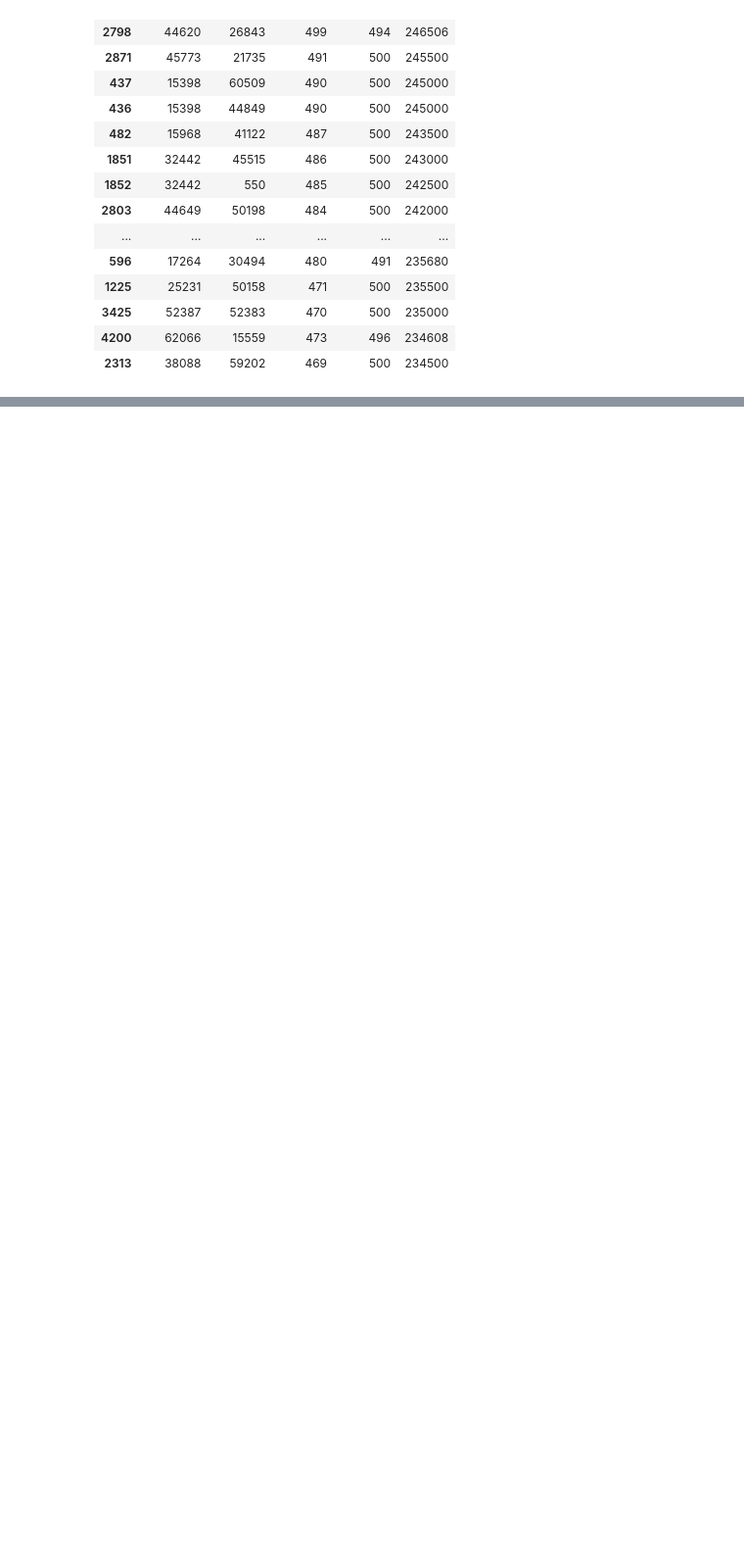
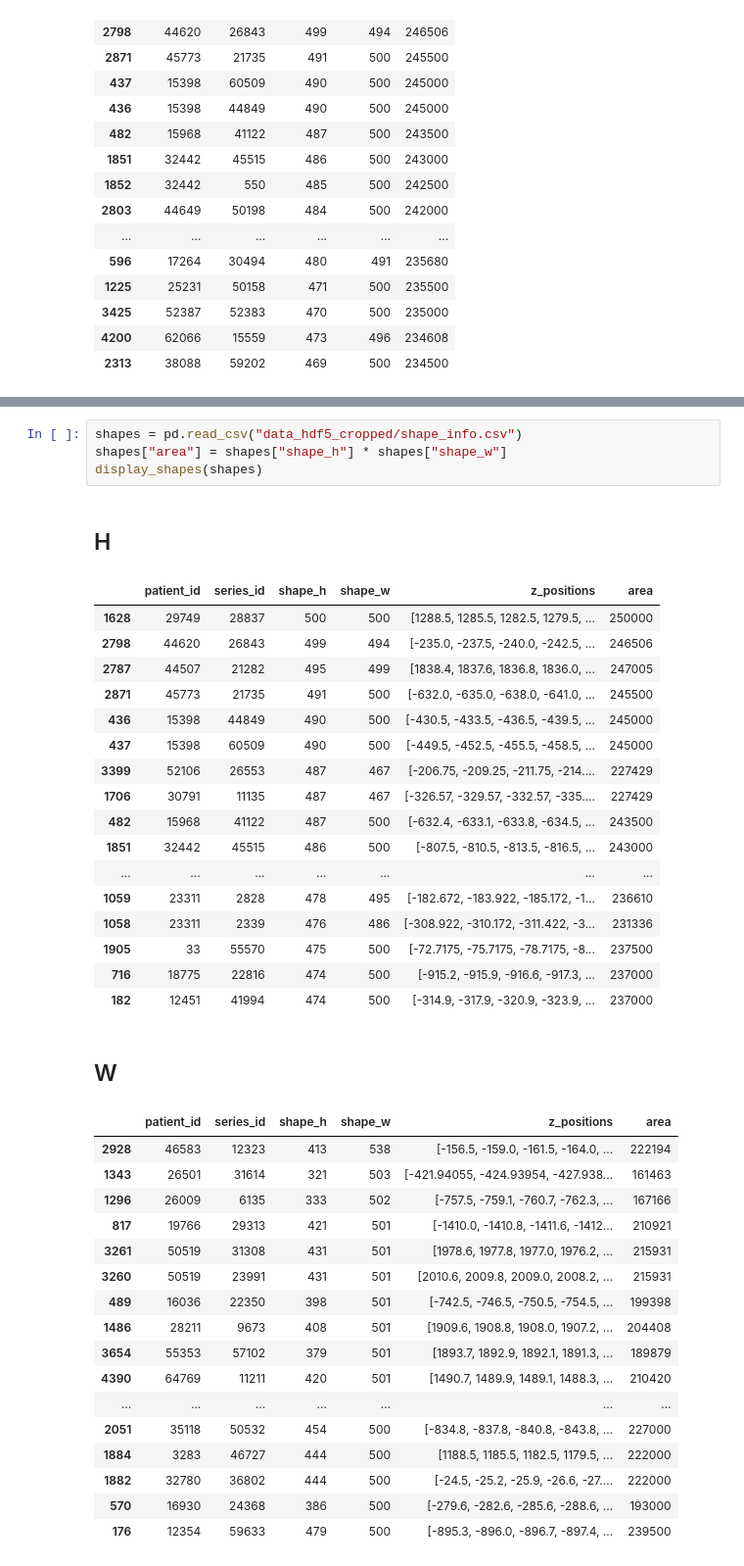
Before and after one commit to louis845/KaggleRSNATrauma, a Jupyter notebook: visualize_shapes.ipynb, the cells around one changed output, grey strips where cells are left out. Shown at 98% size. Saved outputs shown, nothing was run; the diff lists cells and outputs as text; blank space fills up the shorter version.

```diff
--- a/visualize_shapes.ipynb
+++ b/visualize_shapes.ipynb
@@ -138,0 +141,41 @@ display_shapes(shapes)
+# %%
+shapes = pd.read_csv("data_hdf5_cropped/shape_info.csv")
+shapes["area"] = shapes["shape_h"] * shapes["shape_w"]
+display_shapes(shapes)
+# %% [output]
+## H
+|  | patient_id | series_id | shape_h | shape_w | z_positions | area |
+| 1628 | 29749 | 28837 | 500 | 500 | [1288.5, 1285.5, 1282.5, 1279.5, ... | 250000 |
+| 2798 | 44620 | 26843 | 499 | 494 | [-235.0, -237.5, -240.0, -242.5, ... | 246506 |
+| 2787 | 44507 | 21282 | 495 | 499 | [1838.4, 1837.6, 1836.8, 1836.0, ... | 247005 |
+| 2871 | 45773 | 21735 | 491 | 500 | [-632.0, -635.0, -638.0, -641.0, ... | 245500 |
+| 436 | 15398 | 44849 | 490 | 500 | [-430.5, -433.5, -436.5, -439.5, ... | 245000 |
+| 437 | 15398 | 60509 | 490 | 500 | [-449.5, -452.5, -455.5, -458.5, ... | 245000 |
+| 3399 | 52106 | 26553 | 487 | 467 | [-206.75, -209.25, -211.75, -214.... | 227429 |
+| 1706 | 30791 | 11135 | 487 | 467 | [-326.57, -329.57, -332.57, -335.... | 227429 |
+| 482 | 15968 | 41122 | 487 | 500 | [-632.4, -633.1, -633.8, -634.5, ... | 243500 |
+| 1851 | 32442 | 45515 | 486 | 500 | [-807.5, -810.5, -813.5, -816.5, ... | 243000 |
+| ... | ... | ... | ... | ... | ... | ... |
+| 1059 | 23311 | 2828 | 478 | 495 | [-182.672, -183.922, -185.172, -1... | 236610 |
+| 1058 | 23311 | 2339 | 476 | 486 | [-308.922, -310.172, -311.422, -3... | 231336 |
+| 1905 | 33 | 55570 | 475 | 500 | [-72.7175, -75.7175, -78.7175, -8... | 237500 |
+| 716 | 18775 | 22816 | 474 | 500 | [-915.2, -915.9, -916.6, -917.3, ... | 237000 |
+| 182 | 12451 | 41994 | 474 | 500 | [-314.9, -317.9, -320.9, -323.9, ... | 237000 |
+## W
+|  | patient_id | series_id | shape_h | shape_w | z_positions | area |
+| 2928 | 46583 | 12323 | 413 | 538 | [-156.5, -159.0, -161.5, -164.0, ... | 222194 |
+| 1343 | 26501 | 31614 | 321 | 503 | [-421.94055, -424.93954, -427.938... | 161463 |
+| 1296 | 26009 | 6135 | 333 | 502 | [-757.5, -759.1, -760.7, -762.3, ... | 167166 |
+| 817 | 19766 | 29313 | 421 | 501 | [-1410.0, -1410.8, -1411.6, -1412... | 210921 |
+| 3261 | 50519 | 31308 | 431 | 501 | [1978.6, 1977.8, 1977.0, 1976.2, ... | 215931 |
+| 3260 | 50519 | 23991 | 431 | 501 | [2010.6, 2009.8, 2009.0, 2008.2, ... | 215931 |
+| 489 | 16036 | 22350 | 398 | 501 | [-742.5, -746.5, -750.5, -754.5, ... | 199398 |
+| 1486 | 28211 | 9673 | 408 | 501 | [1909.6, 1908.8, 1908.0, 1907.2, ... | 204408 |
+| 3654 | 55353 | 57102 | 379 | 501 | [1893.7, 1892.9, 1892.1, 1891.3, ... | 189879 |
+| 4390 | 64769 | 11211 | 420 | 501 | [1490.7, 1489.9, 1489.1, 1488.3, ... | 210420 |
+| ... | ... | ... | ... | ... | ... | ... |
+| 2051 | 35118 | 50532 | 454 | 500 | [-834.8, -837.8, -840.8, -843.8, ... | 227000 |
+| 1884 | 3283 | 46727 | 444 | 500 | [1188.5, 1185.5, 1182.5, 1179.5, ... | 222000 |
+| 1882 | 32780 | 36802 | 444 | 500 | [-24.5, -25.2, -25.9, -26.6, -27.... | 222000 |
+| 570 | 16930 | 24368 | 386 | 500 | [-279.6, -282.6, -285.6, -288.6, ... | 193000 |
+| 176 | 12354 | 59633 | 479 | 500 | [-895.3, -896.0, -896.7, -897.4, ... | 239500 |
```
Also changed, not shown: parts of 2 cells of this notebook, 6 other files.
